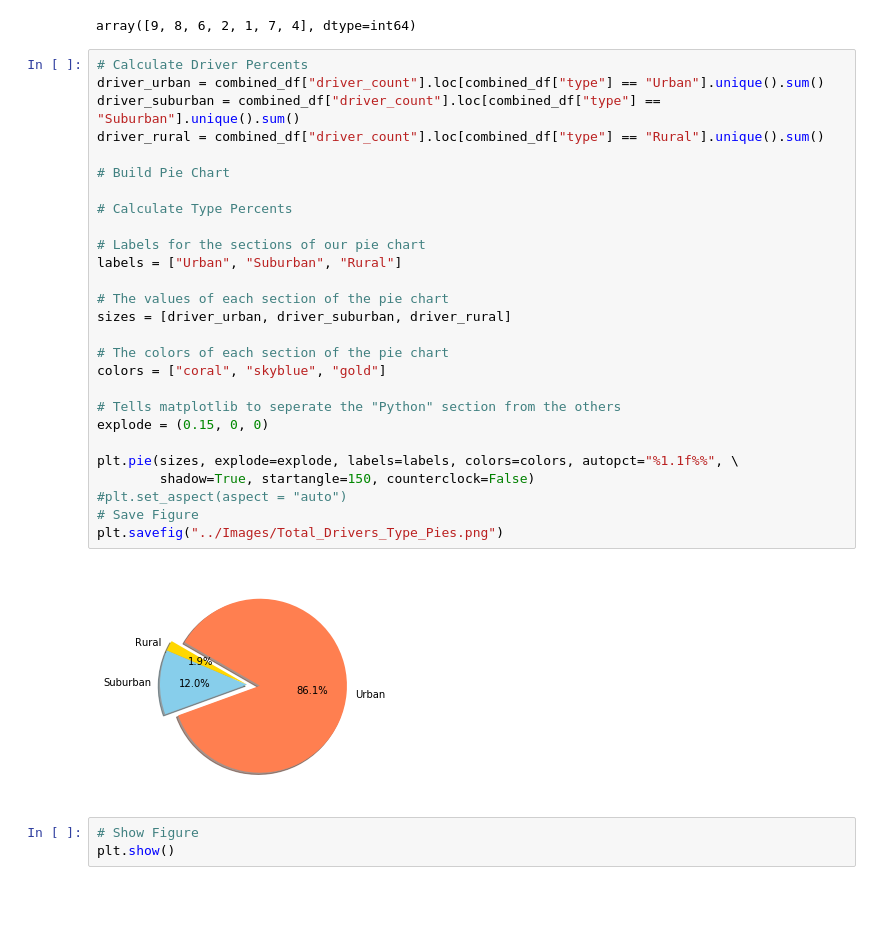
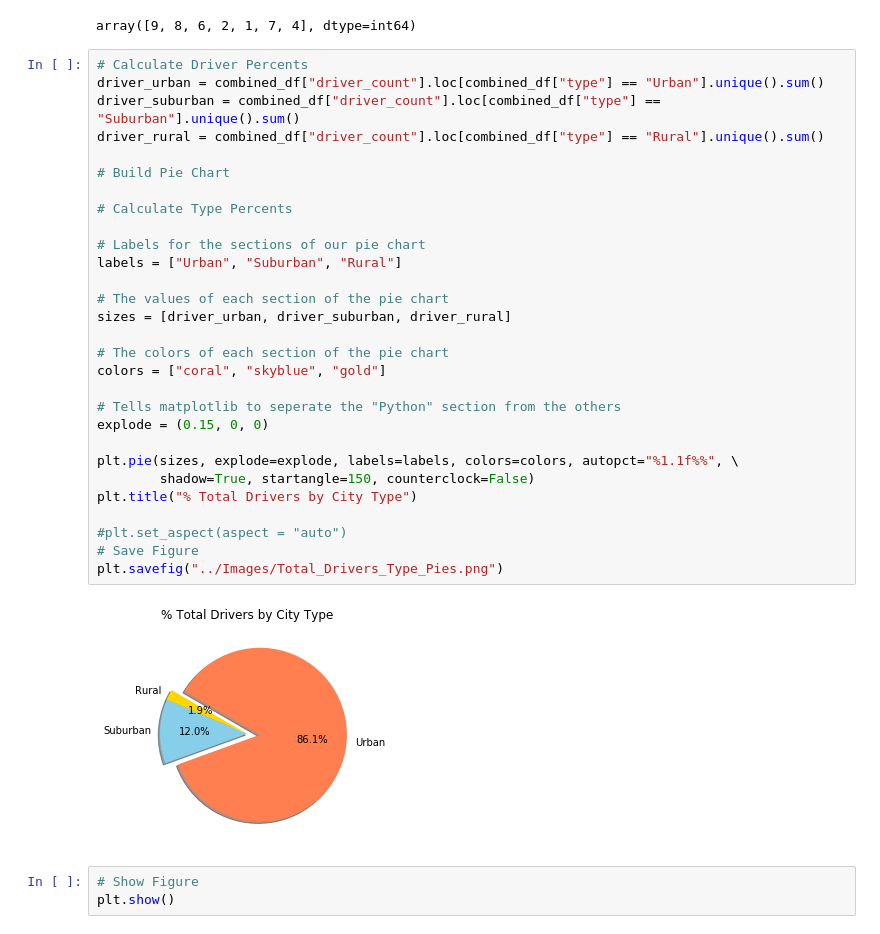
Before and after one commit to ngb1/HW5-Matplotlib, a Jupyter notebook: pyber_progress.ipynb, the cells around one changed output. Drawn from its saved outputs; the diff is of its cells as text; blank space fills up the shorter version.

```diff
--- a/pyber_progress.ipynb
+++ b/pyber_progress.ipynb
@@ -179,32 +180,34 @@ array([9, 8, 6, 2, 1, 7, 4], dtype=int64)
 # %%
 # Calculate Driver Percents
 driver_urban = combined_df["driver_count"].loc[combined_df["type"] == "Urban"].unique().sum()
 driver_suburban = combined_df["driver_count"].loc[combined_df["type"] == "Suburban"].unique().sum()
 driver_rural = combined_df["driver_count"].loc[combined_df["type"] == "Rural"].unique().sum()
 
 # Build Pie Chart
 
 # Calculate Type Percents
 
 # Labels for the sections of our pie chart
 labels = ["Urban", "Suburban", "Rural"]
 
 # The values of each section of the pie chart
 sizes = [driver_urban, driver_suburban, driver_rural]
 
 # The colors of each section of the pie chart
 colors = ["coral", "skyblue", "gold"]
 
 # Tells matplotlib to seperate the "Python" section from the others
 explode = (0.15, 0, 0)
 
 plt.pie(sizes, explode=explode, labels=labels, colors=colors, autopct="%1.1f%%", \
         shadow=True, startangle=150, counterclock=False)
+plt.title("% Total Drivers by City Type")
+
 #plt.set_aspect(aspect = "auto")
 # Save Figure
 plt.savefig("../Images/Total_Drivers_Type_Pies.png")
 # %% [output]
-[figure, old version]
+[figure, new version]
 # %%
 # Show Figure
 plt.show()
```
Also changed, not shown: parts of 1 cell of this notebook.
